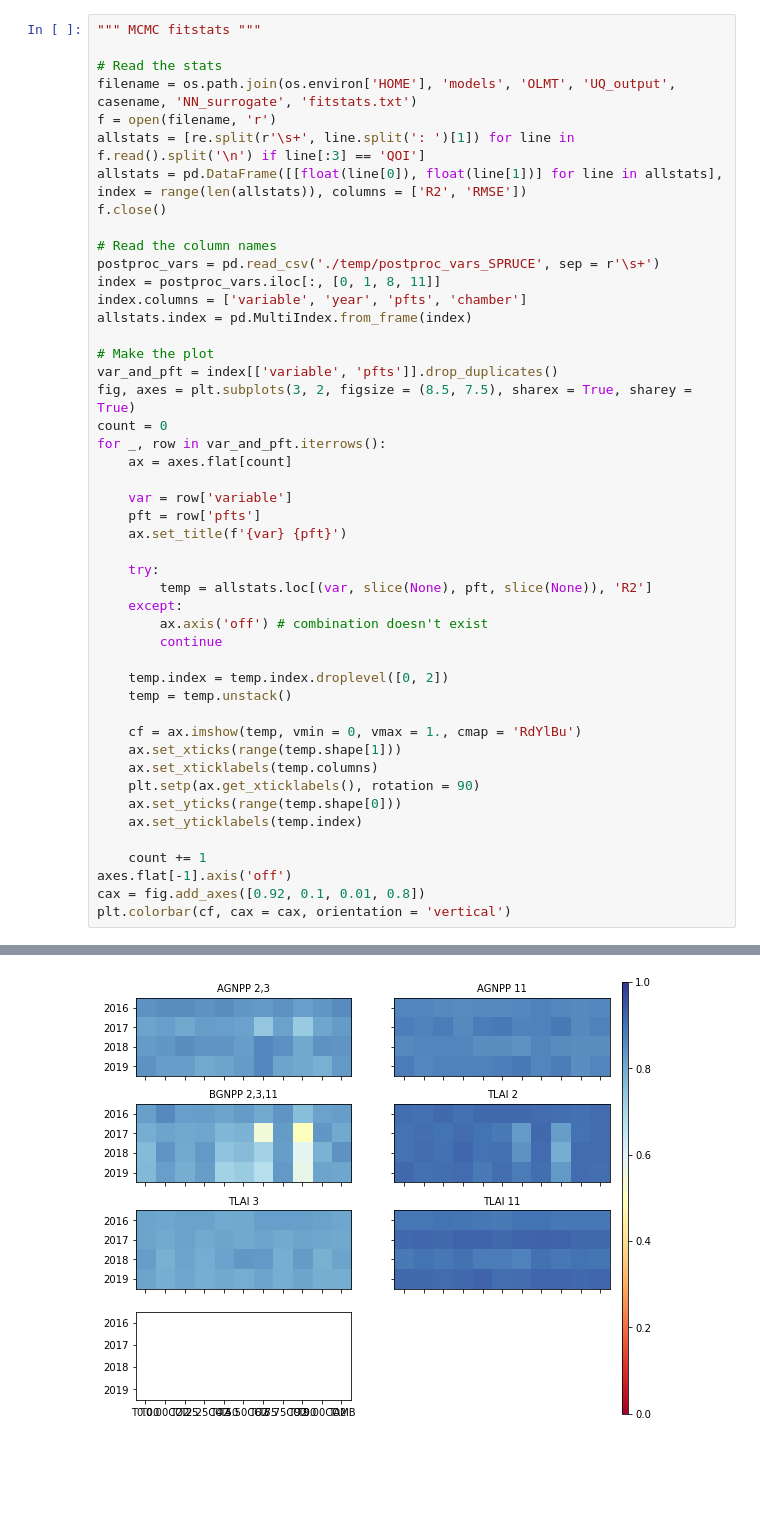
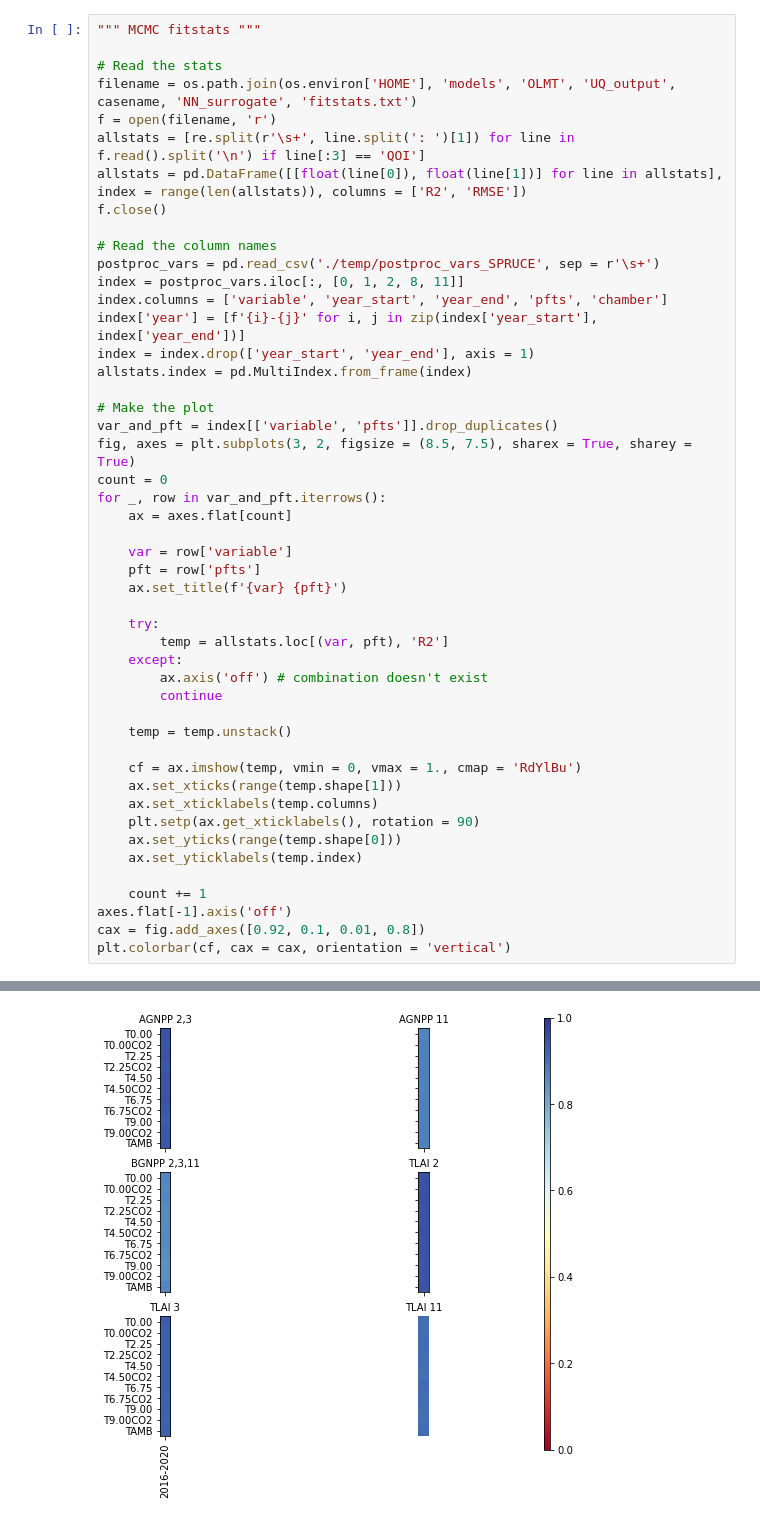
Before and after one commit to ypwong22/elm_nutrients, a Jupyter notebook: uq_examine.ipynb, the cells around one changed output, grey strips where cells are left out. Saved outputs shown, nothing was run; the diff lists cells and outputs as text; blank space fills up the shorter version.

```diff
--- a/uq_examine.ipynb
+++ b/uq_examine.ipynb
@@ -37,8 +44,10 @@ f.close()
 
 # Read the column names
 postproc_vars = pd.read_csv('./temp/postproc_vars_SPRUCE', sep = r'\s+')
-index = postproc_vars.iloc[:, [0, 1, 8, 11]]
-index.columns = ['variable', 'year', 'pfts', 'chamber']
+index = postproc_vars.iloc[:, [0, 1, 2, 8, 11]]
+index.columns = ['variable', 'year_start', 'year_end', 'pfts', 'chamber']
+index['year'] = [f'{i}-{j}' for i, j in zip(index['year_start'], index['year_end'])]
+index = index.drop(['year_start', 'year_end'], axis = 1)
 allstats.index = pd.MultiIndex.from_frame(index)
 
 # Make the plot
@@ -53,12 +62,11 @@ for _, row in var_and_pft.iterrows():
     ax.set_title(f'{var} {pft}')
 
     try:
-        temp = allstats.loc[(var, slice(None), pft, slice(None)), 'R2']
+        temp = allstats.loc[(var, pft), 'R2']
     except:
         ax.axis('off') # combination doesn't exist
         continue
 
-    temp.index = temp.index.droplevel([0, 2])
     temp = temp.unstack()
 
     cf = ax.imshow(temp, vmin = 0, vmax = 1., cmap = 'RdYlBu')
@@ -77,4 +90,4 @@ plt.colorbar(cf, cax = cax, orientation = 'vertical')
-[figure, old version]
+[figure, new version]
 # %%
 """ Performance of the 1000 ELM runs sampled from the posterior parameter distributions """
 ###########################################################################################
```
Also changed, not shown: parts of 12 cells of this notebook, 8 other files.
